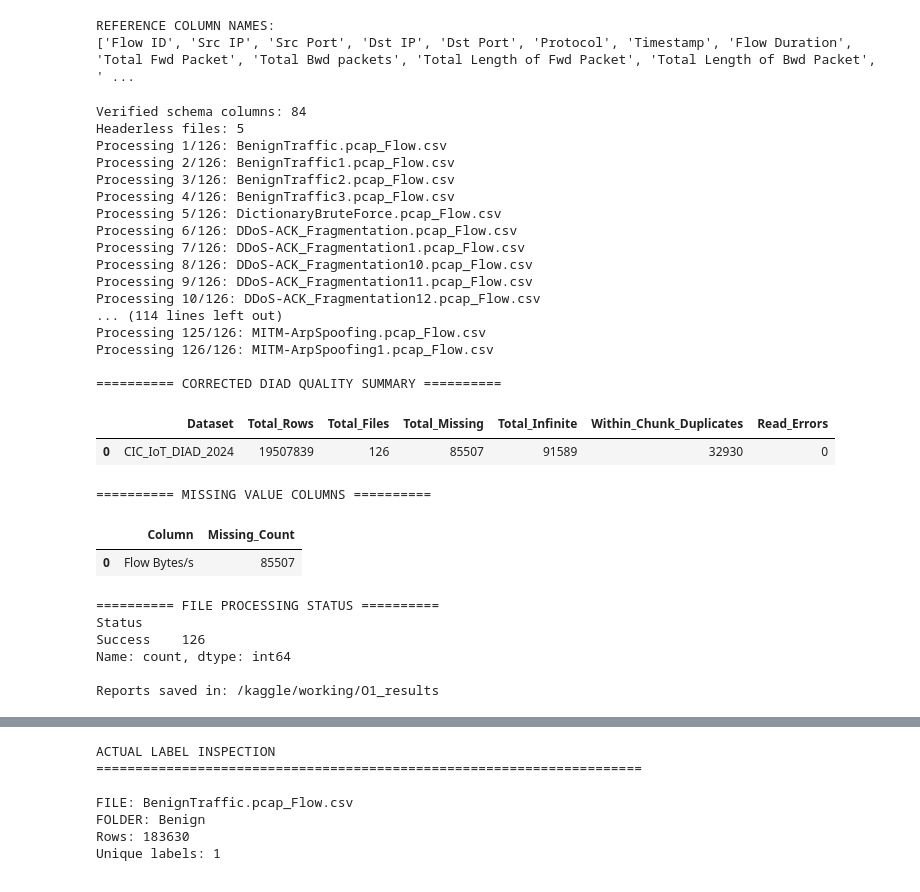
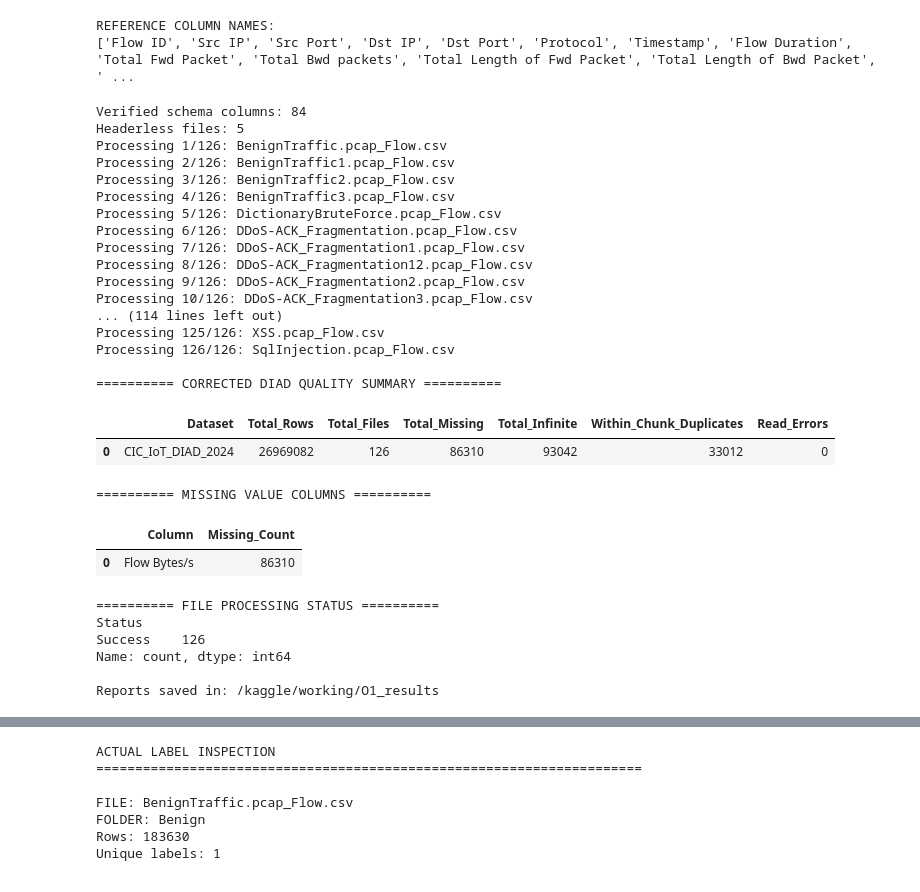
Before and after one commit to aendris18/connect-the-dots, a Jupyter notebook: iot-intrusion-2.ipynb, the cells around one changed output, grey strips where cells are left out. Cells and saved outputs as stored; diff of their text form; code cells hidden in the pictures.

```diff
--- a/iot-intrusion-2.ipynb
+++ b/iot-intrusion-2.ipynb
@@ -56,7 +56,7 @@ import numpy as np
 # 1. DATASET PATHS
 # ------------------------------------------------------------
 
-DIAD_PATH = "/kaggle/input/datasets/aymeneinformatique/cic-diad-new-2024"
+DIAD_PATH = "/kaggle/input/datasets/mostafaaliogab/cic-iot-diad-2024-dataset"
 
 IOT23_PATH = "/kaggle/input/datasets/akashdogra/cic-iot-2023"
 
@@ -623,7 +623,7 @@ import glob
 import csv
 import pandas as pd
 
-DIAD_PATH = "/kaggle/input/datasets/aymeneinformatique/cic-diad-new-2024"
+DIAD_PATH = "/kaggle/input/datasets/mostafaaliogab/cic-iot-diad-2024-dataset"
 OUTPUT_PATH = "/kaggle/working/O1_results"
 
 # Find actual CSV paths recursively
@@ -756,7 +756,7 @@ import glob
 import numpy as np
 import pandas as pd
 
-DIAD_PATH = "/kaggle/input/datasets/aymeneinformatique/cic-diad-new-2024"
+DIAD_PATH = "/kaggle/input/datasets/mostafaaliogab/cic-iot-diad-2024-dataset"
 OUTPUT_PATH = "/kaggle/working/O1_results"
 CHUNK_SIZE = 100_000
 
@@ -920,42 +920,42 @@ missing_report.to_csv(
 )
 
 print("\n========== CORRECTED DIAD QUALITY SUMMARY ==========")
 display(summary)
 
 print("\n========== MISSING VALUE COLUMNS ==========")
 display(missing_report)
 
 print("\n========== FILE PROCESSING STATUS ==========")
 print(file_report["Status"].value_counts())
 
 if read_errors:
     print("\n========== READ ERRORS ==========")
     display(pd.DataFrame(read_errors))
 
 print("\nReports saved in:", OUTPUT_PATH)
 # %% [output]
 Verified schema columns: 84
 Headerless files: 5
 Processing 1/126: BenignTraffic.pcap_Flow.csv
 Processing 2/126: BenignTraffic1.pcap_Flow.csv
 Processing 3/126: BenignTraffic2.pcap_Flow.csv
 Processing 4/126: BenignTraffic3.pcap_Flow.csv
 Processing 5/126: DictionaryBruteForce.pcap_Flow.csv
 Processing 6/126: DDoS-ACK_Fragmentation.pcap_Flow.csv
 Processing 7/126: DDoS-ACK_Fragmentation1.pcap_Flow.csv
-Processing 8/126: DDoS-ACK_Fragmentation10.pcap_Flow.csv
-Processing 9/126: DDoS-ACK_Fragmentation11.pcap_Flow.csv
-Processing 10/126: DDoS-ACK_Fragmentation12.pcap_Flow.csv
+Processing 8/126: DDoS-ACK_Fragmentation12.pcap_Flow.csv
+Processing 9/126: DDoS-ACK_Fragmentation2.pcap_Flow.csv
+Processing 10/126: DDoS-ACK_Fragmentation3.pcap_Flow.csv
 ... (114 lines left out)
-Processing 125/126: MITM-ArpSpoofing.pcap_Flow.csv
-Processing 126/126: MITM-ArpSpoofing1.pcap_Flow.csv
+Processing 125/126: XSS.pcap_Flow.csv
+Processing 126/126: SqlInjection.pcap_Flow.csv
 
 ========== CORRECTED DIAD QUALITY SUMMARY ==========
 |  | Dataset | Total_Rows | Total_Files | Total_Missing | Total_Infinite | Within_Chunk_Duplicates | Read_Errors |
-| 0 | CIC_IoT_DIAD_2024 | 19507839 | 126 | 85507 | 91589 | 32930 | 0 |
+| 0 | CIC_IoT_DIAD_2024 | 26969082 | 126 | 86310 | 93042 | 33012 | 0 |
 ========== MISSING VALUE COLUMNS ==========
 |  | Column | Missing_Count |
-| 0 | Flow Bytes/s | 85507 |
+| 0 | Flow Bytes/s | 86310 |
 ========== FILE PROCESSING STATUS ==========
 Status
 Success    126
```
Also changed, not shown: parts of 43 cells of this notebook.
